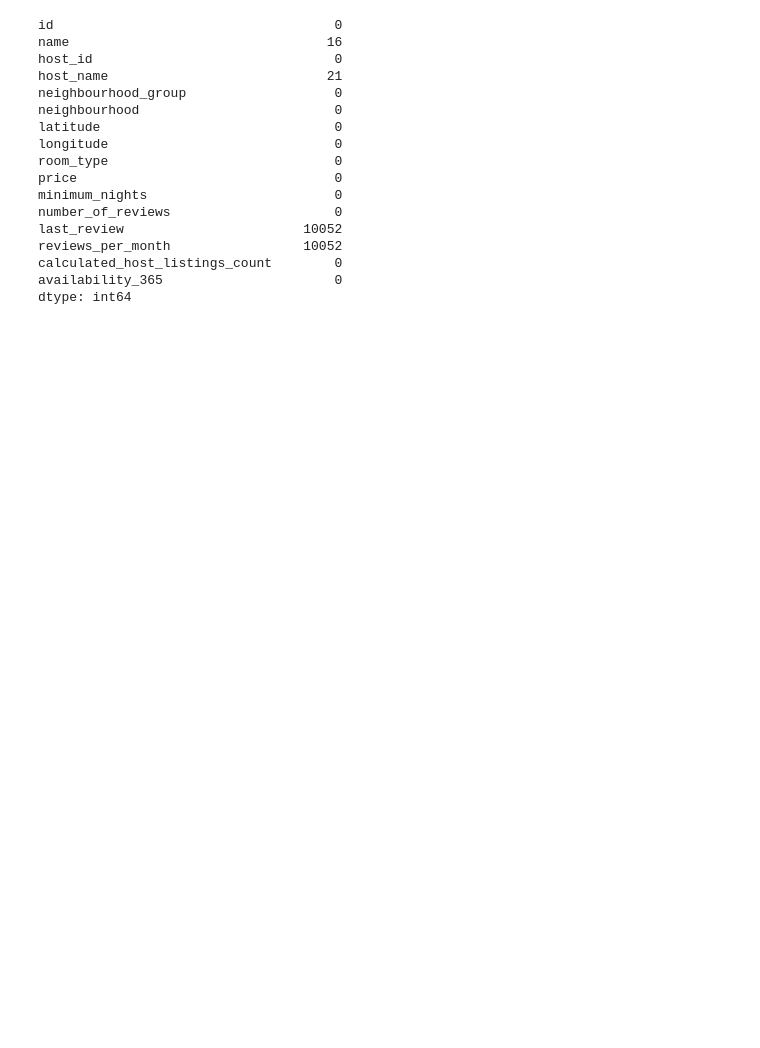
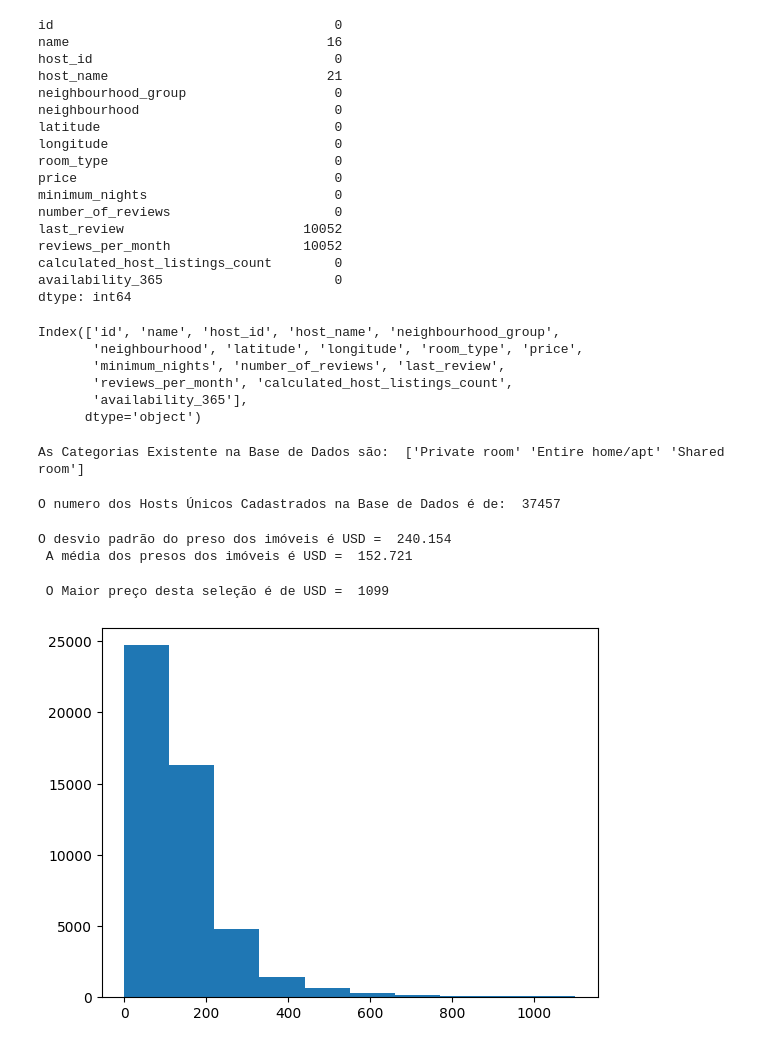
Before and after one commit to Gcango/Analise_da_BD_Imoveis_SOIMOVE, a Jupyter notebook: Analise_daBD_Imoveis.ipynb, the cells around one changed output. Cells and saved outputs as stored; diff of their text form; code cells hidden in the pictures; blank space fills up the shorter version.

```diff
--- a/Analise_daBD_Imoveis.ipynb
+++ b/Analise_daBD_Imoveis.ipynb
@@ -105,3 +105,45 @@ availability_365                      0
 dtype: int64
 # %%
 #Respondendo questões dos gerentes
+# %%
+# a) - Quais são as categorias de imoveis que estao na BD
+dados.columns
+# %% [output]
+Index(['id', 'name', 'host_id', 'host_name', 'neighbourhood_group',
+       'neighbourhood', 'latitude', 'longitude', 'room_type', 'price',
+       'minimum_nights', 'number_of_reviews', 'last_review',
+       'reviews_per_month', 'calculated_host_listings_count',
+       'availability_365'],
+      dtype='object')
+# %%
+categ_imoveis = dados['room_type'].unique()
+print("As Categorias Existente na Base de Dados são: ", categ_imoveis)
+# %% [output]
+As Categorias Existente na Base de Dados são:  ['Private room' 'Entire home/apt' 'Shared room']
+# %%
+#b) - Quantos Hosts unicos existem cadastrados
+host_unicos = len(dados['host_id'].unique())
+print("O numero dos Hosts Únicos Cadastrados na Base de Dados é de: ", host_unicos)
+# %% [output]
+O numero dos Hosts Únicos Cadastrados na Base de Dados é de:  37457
+# %%
+#c) - Calcular o desvio PAdrão em torno da media dos preços dos imoveis
+preco = dados['price']
+desv_padrao = preco.std()
+media_preco = preco.mean()
+print("O desvio padrão do preso dos imóveis é USD = ", round(desv_padrao, 3))
+print(" A média dos presos dos imóveis é USD = ", round(media_preco, 3))
+# %% [output]
+O desvio padrão do preso dos imóveis é USD =  240.154
+ A média dos presos dos imóveis é USD =  152.721
+# %%
+#d) - Quais apartamentos estão dentro da faixa de de preço de < 110 USD
+linhas = dados.loc[:,'price'] < 1100
+faixa_1100 = dados.loc[linhas, 'price']
+print(" O Maior preço desta seleção é de USD = ", round(faixa_1100.max(), 3))
+# %% [output]
+ O Maior preço desta seleção é de USD =  1099
+# %%
+plt.hist(faixa_1100, bins=10);
+# %% [output]
+[figure, added]
```
Also changed, not shown: parts of 3 cells of this notebook.
